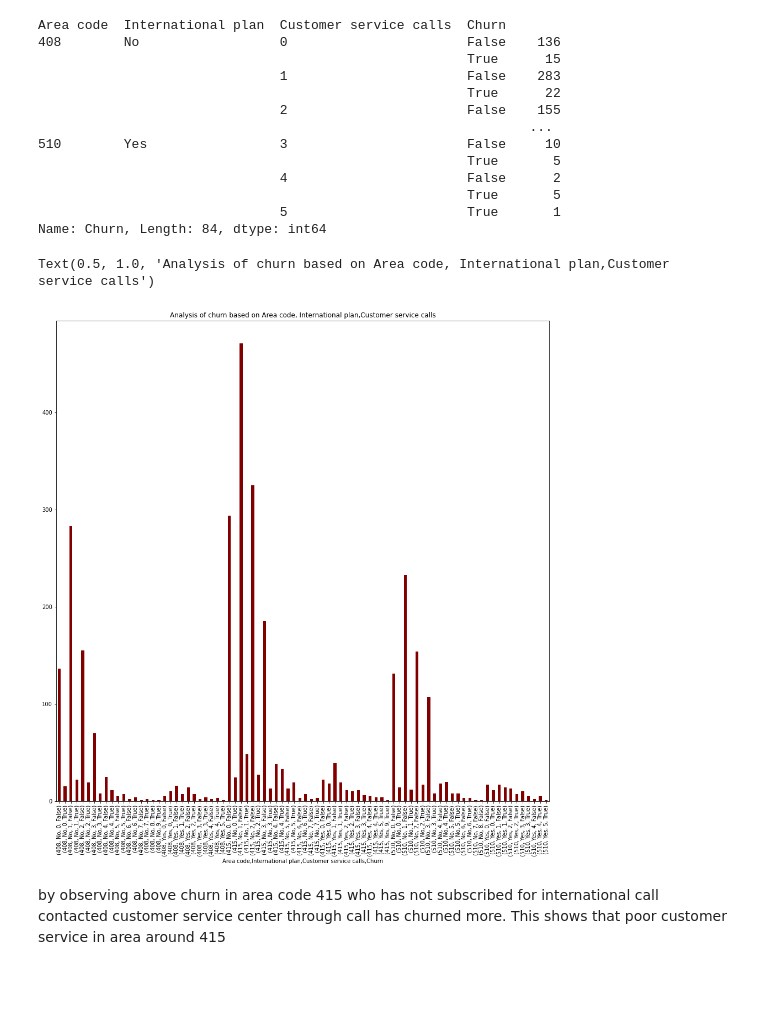
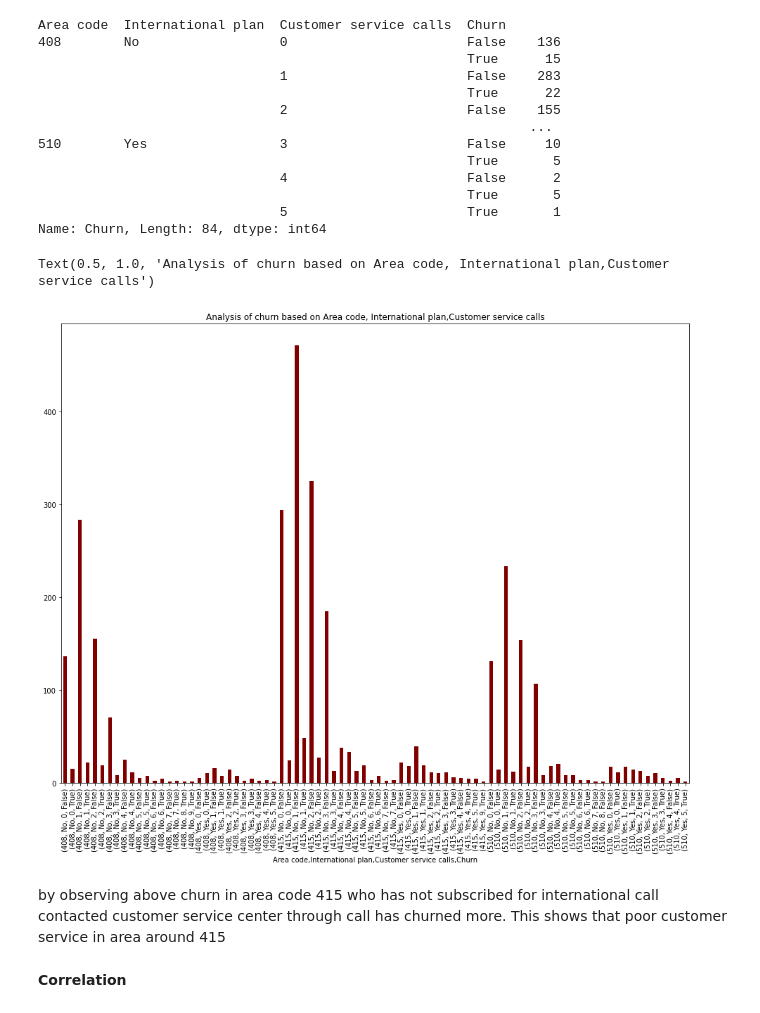
Before and after one commit to pavi-1994/telecom_churn_analysis, a Jupyter notebook: Telecom_Churn_Analysis_Capstone_Project.ipynb, the cells around one changed output. Cells and saved outputs as stored; diff of their text form; code cells hidden in the pictures; blank space fills up the shorter version.

```diff
--- a/Telecom_Churn_Analysis_Capstone_Project.ipynb
+++ b/Telecom_Churn_Analysis_Capstone_Project.ipynb
@@ -21,6 +21,5 @@ Drive already mounted at /content/drive; to attempt to forcibly remount, call dr
 file_path='/content/drive/MyDrive/almabetter/python_for_datascience/EDA _capstone_project/Telecom Churn.csv'
 # %%
 #importing the csv file using pandas read_csv
-telecom_df=pd.read_csv(file_path)
-#print the top five rows
-telecom_df.head(10)
+telecom_churn_df=pd.read_csv(file_path)
+telecom_df=telecom_churn_df.copy()
@@ -847,11 +1024,14 @@ Area code  International plan  Customer service calls  Churn
                                5                       True       1
 Name: Churn, Length: 84, dtype: int64
 # %%
-plt.figure(figsize=(16,16))
+#visualization of group by of Area code, International plan,Customer service calls
+plt.figure(figsize=(16,12))
 (telecom_df.groupby(['Area code',"International plan","Customer service calls","Churn"])["Churn"].count()).plot(kind="bar", color ='maroon')
 plt.title("Analysis of churn based on Area code, International plan,Customer service calls")
 # %% [output]
 Text(0.5, 1.0, 'Analysis of churn based on Area code, International plan,Customer service calls')
-[figure, old version]
+[figure, new version]
 # %% [markdown]
 by observing above churn in area code 415  who has not subscribed for international call contacted customer service center through call has churned more. This shows that poor customer service  in area around 415
+# %% [markdown]
+**Correlation**
```
Also changed, not shown: parts of 104 cells of this notebook.
